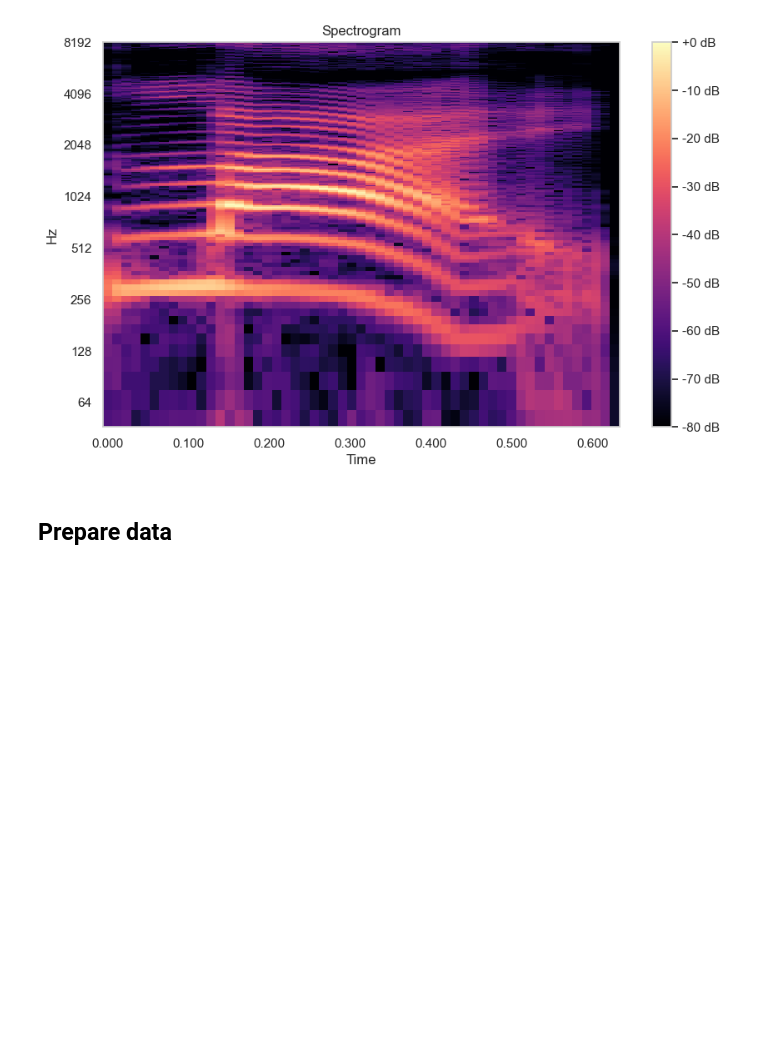
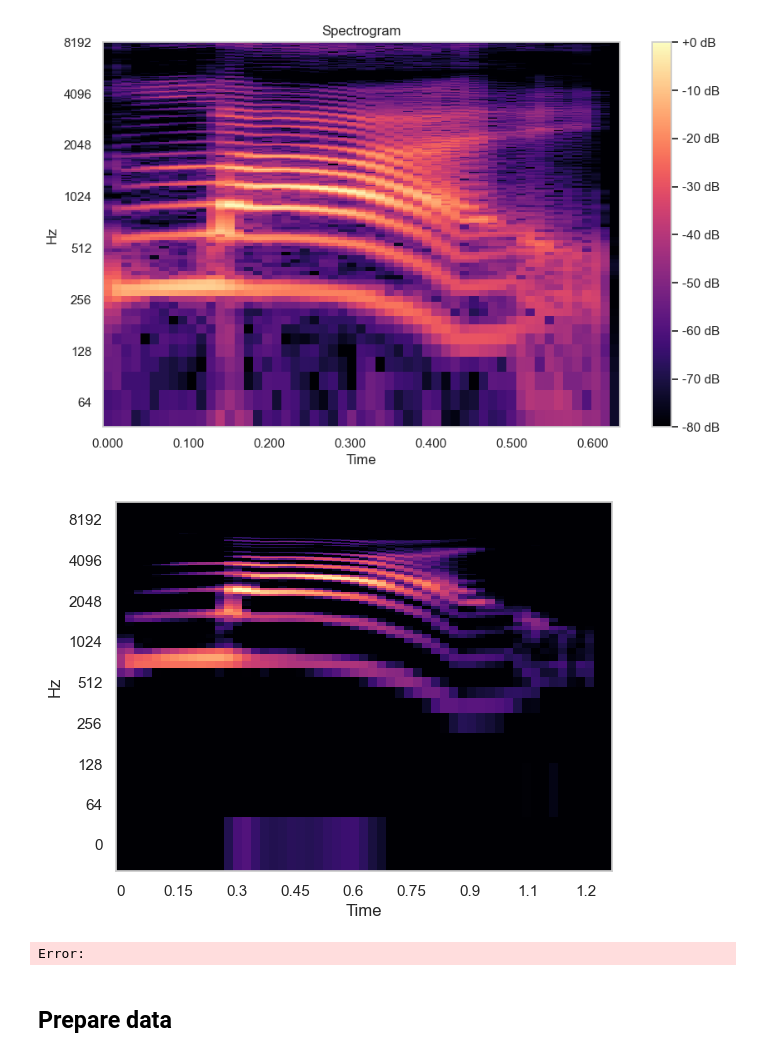
Before and after one commit to phdargen/chineseTonesDetector, a Jupyter notebook: prepareData/analyzeTones.ipynb, the cells around one changed output. Drawn from its saved outputs; the diff is of its cells as text; code cells hidden in the pictures; blank space fills up the shorter version.

```diff
--- a/prepareData/analyzeTones.ipynb
+++ b/prepareData/analyzeTones.ipynb
@@ -115,6 +115,15 @@ get_spectrum(audio=audio)
 save_spectrum(audio=audio,output_file="spectrum.png")
 # %% [output]
 [figure]
+# %%
+m = librosa.feature.melspectrogram(y=audio,sr=sr)
+m_db = librosa.amplitude_to_db(m, ref=np.max)
+
+img = librosa.display.specshow(m_db, x_axis='time',y_axis='log')
+plt.show()
+# %% [output]
+[figure, added]
+Error:
 # %% [markdown]
 ## Prepare data
 # %%
```
Also changed, not shown: parts of 11 cells of this notebook, 6 other files.
